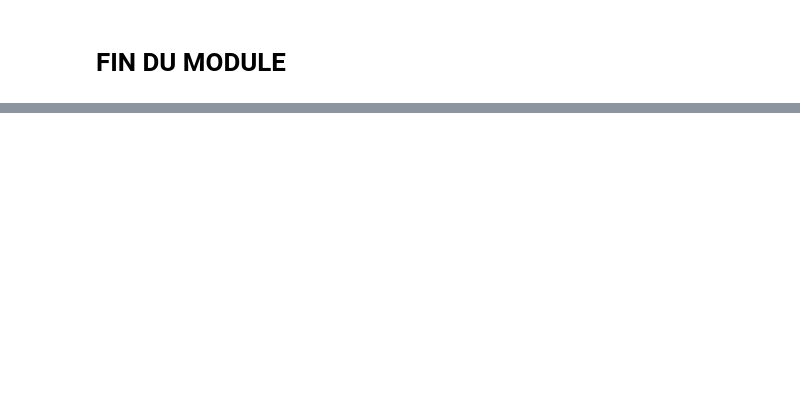
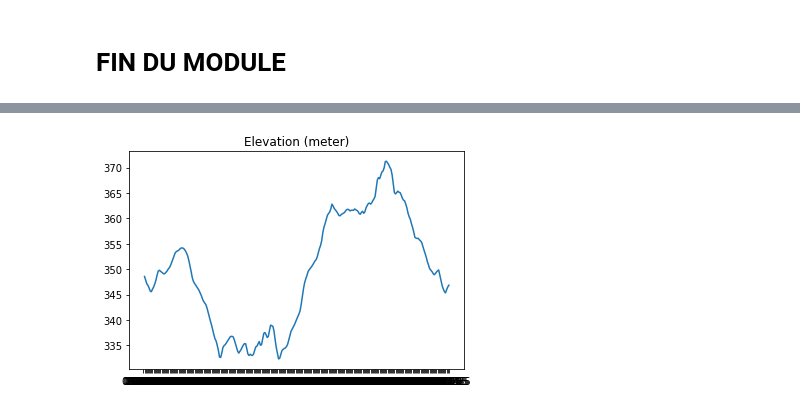
Before and after one commit to BernardRaust/ASD-5000F, a Jupyter notebook: Create Hums message.ipynb, the cells around one changed output, grey strips where cells are left out. Cells and saved outputs as stored; diff of their text form; code cells hidden in the pictures; blank space fills up the shorter version.

Commit message:
Display trek
Add notebook cells for displaying elevation, cadence, heart rate. Improve route display

```diff
--- a/Create Hums message.ipynb
+++ b/Create Hums message.ipynb
@@ -93,7 +93,7 @@ for e in root.findall(".//a:trkpt",ns):
     Latitude.append(e.attrib['lat'])
     Elevation.append(e[0].text)
     Date.append(e[1].text[0:10])
-    Time.append(e[1].text[11:24])
+    Time.append(e[1].text[11:19])
     for ext in e.findall('.//ns3:TrackPointExtension',ns):
         HeartRate.append(ext[0].text)
         Cadence.append(ext[1].text)
@@ -108,5 +108,5 @@ df=pd.DataFrame({'Longitude': Longitude,
                  'HeartRate': HeartRate,
                  'Cadence': Cadence}, index = TimeStamp)
 
-df.head()
+len(df[:])
 # %% [output]
@@ -579,4 +581 @@ import gmaps
 gmaps.configure(api_key="AIzaSyDu3pCJbbiA2SkqINQr9lx9cryXzIOf2BQ")  # eDXEA - API google map key
-# %%
-df['marker_loc'] = df[['Latitude','Longitude']].apply(tuple, axis=1)
-print(df['marker_loc'][0::600])
@@ -644,0 +634,13 @@ fig
+# %%
+# create column to store Latitude and Longitude shifted by one second (one row)
+df['Latitude1']=df.Latitude.shift(1)
+df['Longitude1']=df.Longitude.shift(1)
+
+df['Distance']=df.apply(lambda df: getDistance(pd.Series(df['Latitude1']),
+                                               pd.Series(df['Longitude1']),
+                                               pd.Series(df['Latitude']),
+                                               pd.Series(df['Longitude'])),
+                        axis=1)
+
+distance = int(df['Distance'].sum()*1000)
+print(f"Lenght of bicycle trek was {distance} m")
@@ -646,0 +654,12 @@ fig
+# %%
+# Compute timestamp value to have 10 intervals on x axis
+df.index = pd.to_datetime(df.index)                             # convert index value to datetime
+ts_loc = pd.to_datetime(np.linspace(df.index[0].value,
+                                    df.index[-1].value, 10))    # compute 10 intervals
+ts_loc = np.array(ts_loc.round(freq='S'),dtype='datetime64[s]') # round tick timestamp to second
+ts_names = ([df.loc[ts_loc[i],'Time'] for i in range(0,10)])    # get time associated to tick place
+
+print(type(ts_loc[0]))
+
+print(f"ts_loc:\n{ts_loc}")
+print(f"\nts_names:\n{ts_names}")
@@ -646,0 +676,10 @@ fig
+# %%
+# compute a rolling mean over sample seconds to plot '1 by sample' point of the dataframe
+sample = 10
+plt.plot(df.Time[::sample],df['Elevation'].rolling(sample).mean()[::sample])
+plt.title('Elevation (meter)')
+#plt.xticks(ts_loc,ts_names,rotation=90)
+#plt.xticks(df.Time[::300], rotation=90)
+plt.show()
+# %% [output]
+[figure, added]
```
Also changed, not shown: parts of 22 cells of this notebook, 1 other file.
